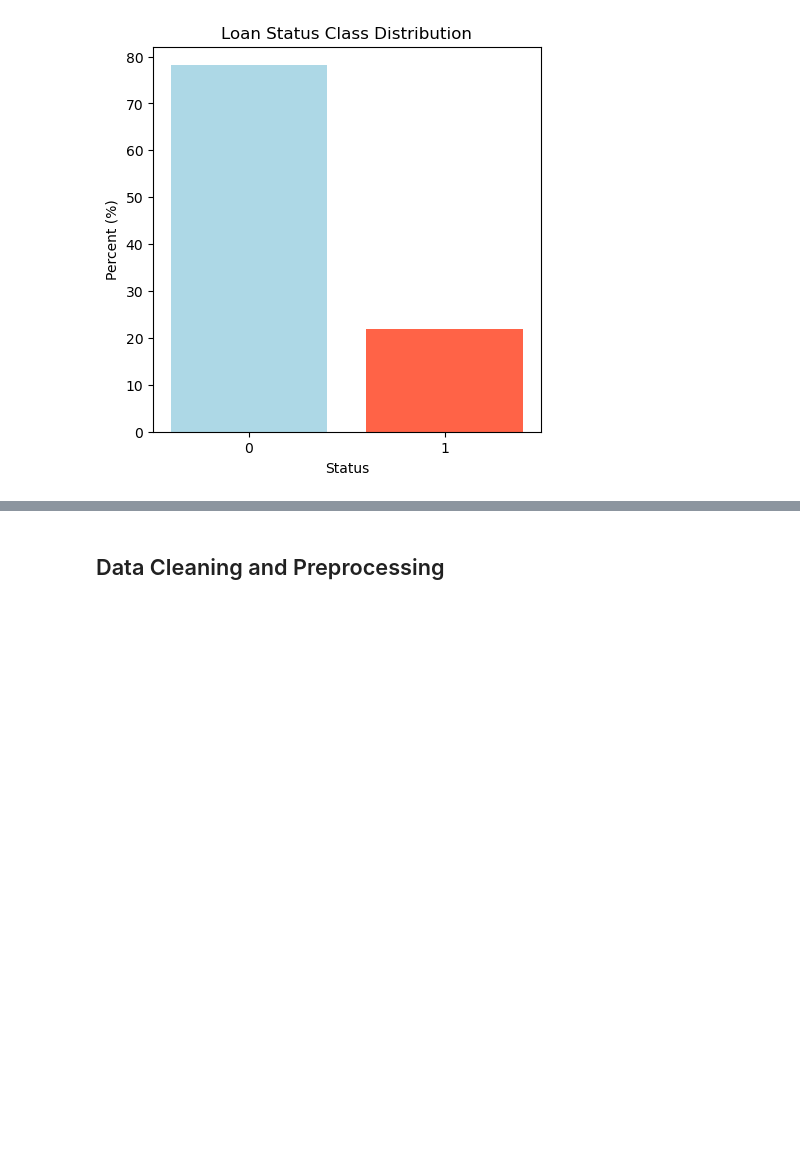
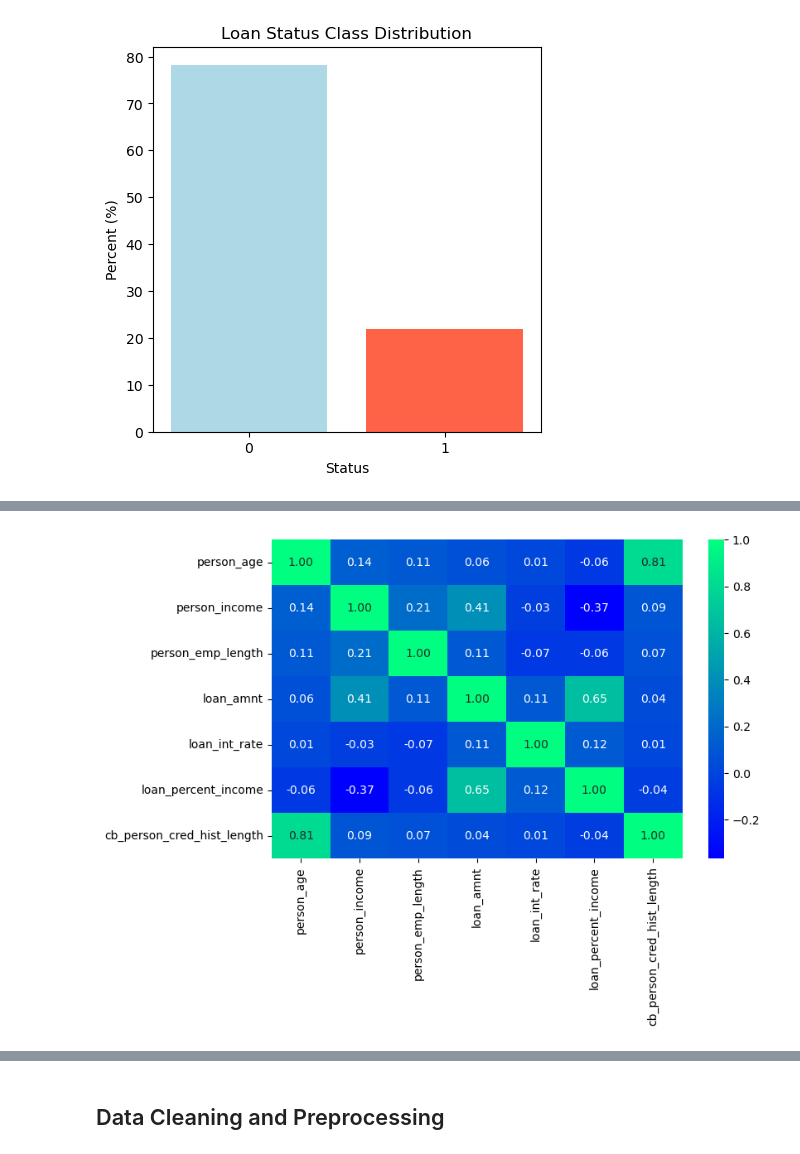
Before and after one commit to lim-yogesh2001/Credit_Default_Risk_Prediction, a Jupyter notebook: credit_risk_prediction.ipynb, the cells around one changed output, grey strips where cells are left out. Drawn from its saved outputs; the diff is of its cells as text; code cells hidden in the pictures; blank space fills up the shorter version.

```diff
--- a/credit_risk_prediction.ipynb
+++ b/credit_risk_prediction.ipynb
@@ -104 +154,16 @@ plt.show()
 [figure]
+# %%
+# checking correlation between features
+numeric_cols = df.select_dtypes(include="number").columns.drop("loan_status")
+corr_matrix = df[numeric_cols].corr(method="spearman")
+
+plt.figure(figsize=(8,5))
+sns.heatmap(
+    corr_matrix,
+    annot=True,
+    fmt=".2f",
+    cmap="winter"
+)
+plt.show()
+# %% [output]
+[figure, added]
```
Also changed, not shown: parts of 49 cells of this notebook, 11 other files.
